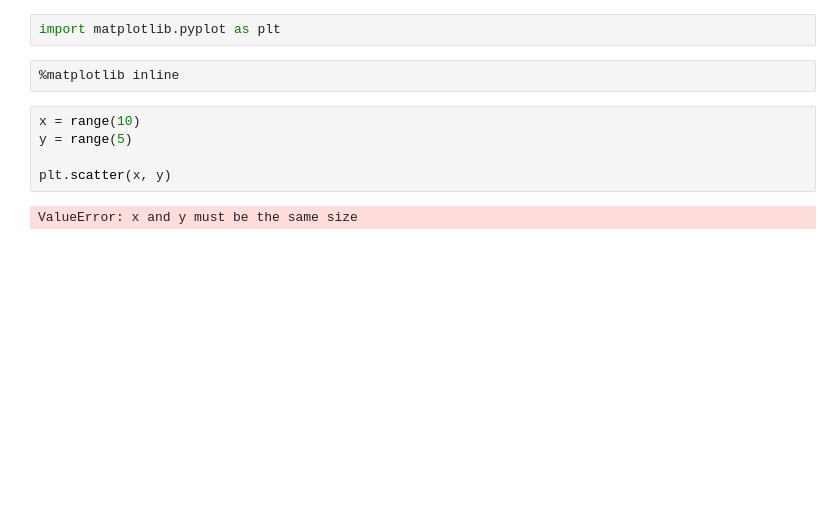
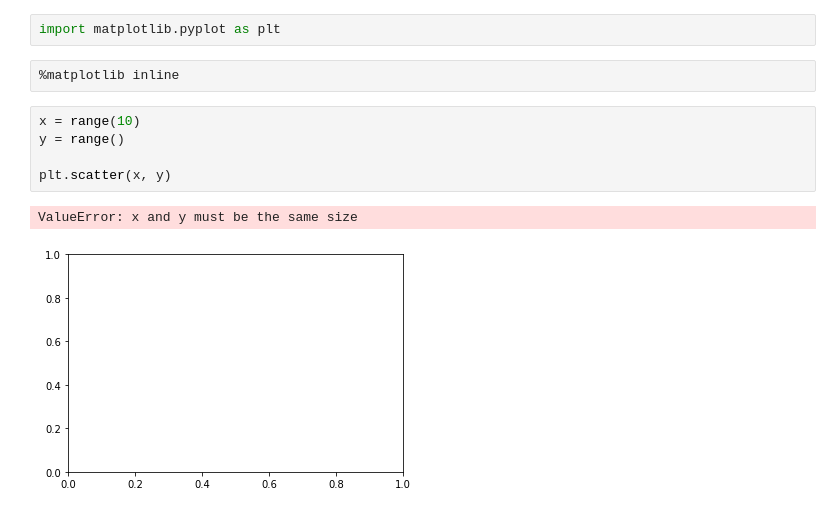
Before and after one commit to AlecMorgan/dsc-1-01-08-your-first-data-science-codealong-seattle-ds-career-040119, a Jupyter notebook: index.ipynb, the cells around one changed output. Cells and saved outputs as stored; diff of their text form; blank space fills up the shorter version.

```diff
--- a/index.ipynb
+++ b/index.ipynb
@@ -380,8 +380,9 @@ import matplotlib.pyplot as plt
 %matplotlib inline
 # %%
 x = range(10)
-y = range(5)
+y = range()
 
 plt.scatter(x, y)
 # %% [output]
 ValueError: x and y must be the same size
+[figure, added]
```
